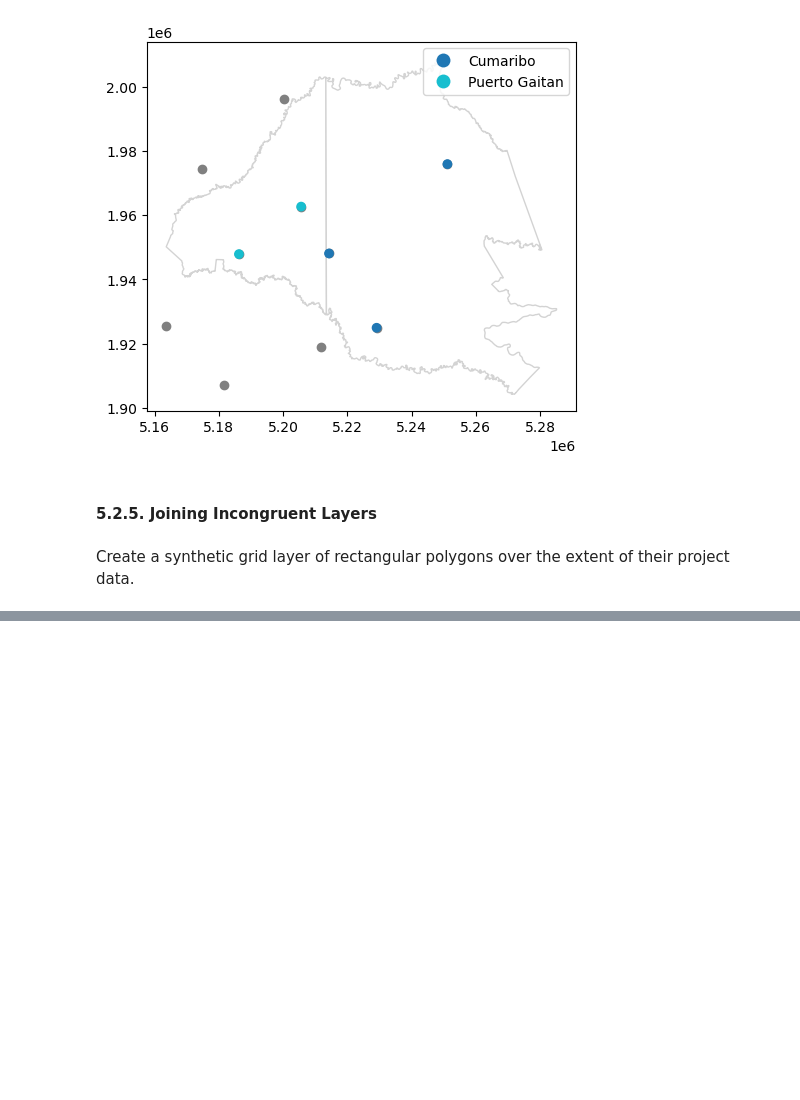
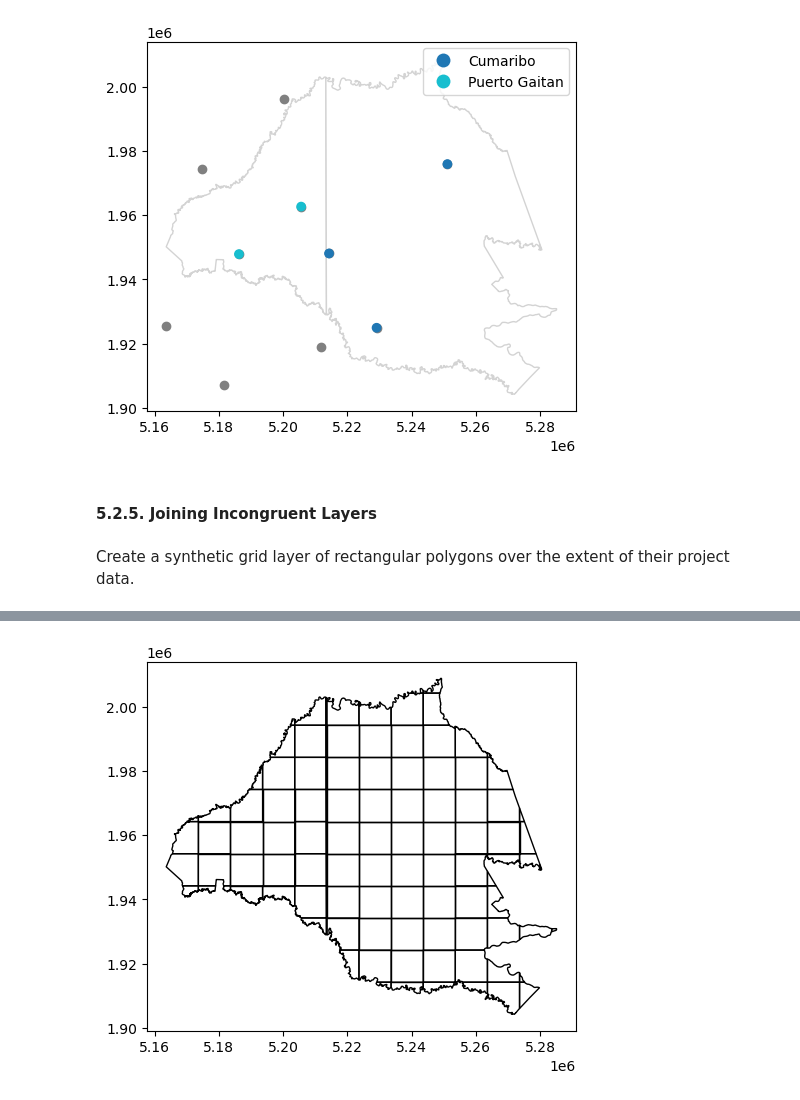
Before and after one commit to Lmfernanda/Workshop_2_Attribute_and_Spatial_Data_Operations, a Jupyter notebook: Workshop.ipynb, the cells around one changed output, grey strips where cells are left out. Cells and saved outputs as stored; diff of their text form; code cells hidden in the pictures; blank space fills up the shorter version.

```diff
--- a/Workshop.ipynb
+++ b/Workshop.ipynb
@@ -368,0 +444,4 @@ Create a synthetic grid layer of rectangular polygons over the extent of their p
+# %%
+bosques_grid = municipios_con_bosque.overlay(grid)
+bosques_grid = bosques_grid[['id', 'AREA_TOTAL', 'area_bosque_ha', 'geometry']]
+bosques_grid
@@ -368,0 +462,4 @@ Create a synthetic grid layer of rectangular polygons over the extent of their p
+# %%
+bosques_grid.plot(color='none', edgecolor='black');
+# %% [output]
+[figure, added]
```
Also changed, not shown: parts of 19 cells of this notebook.
